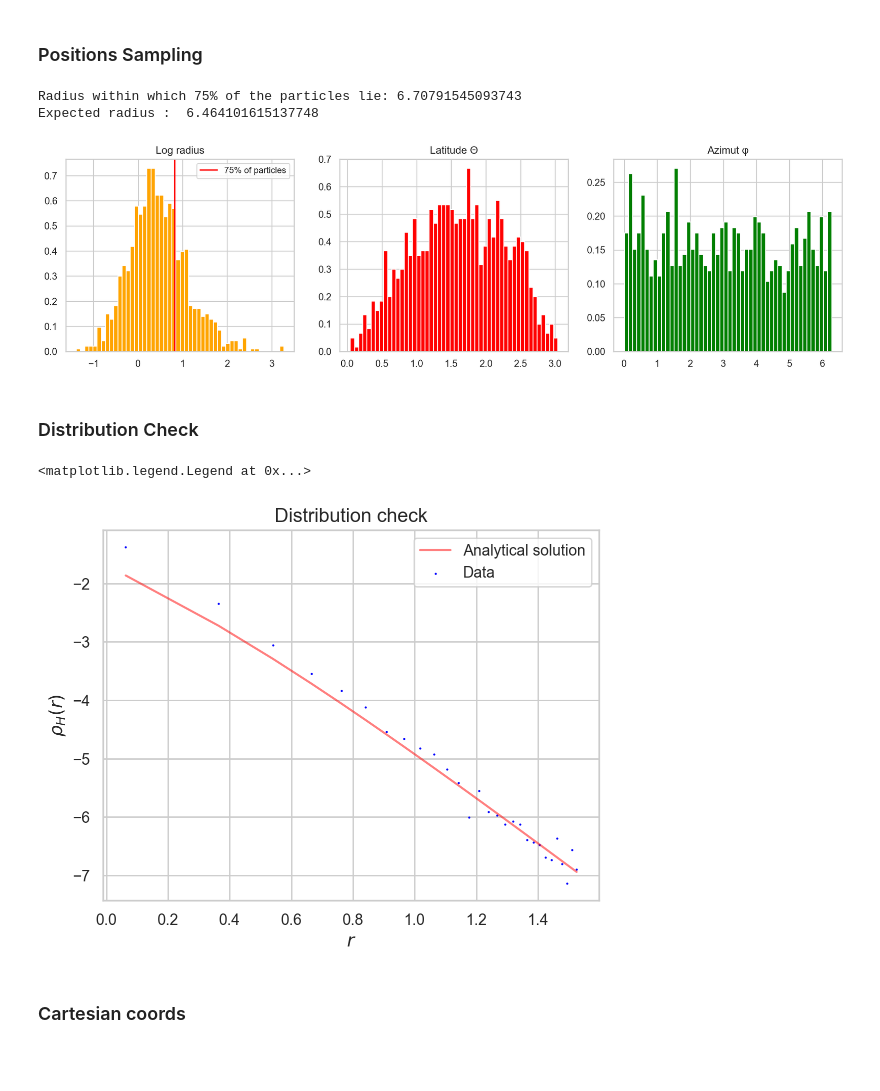
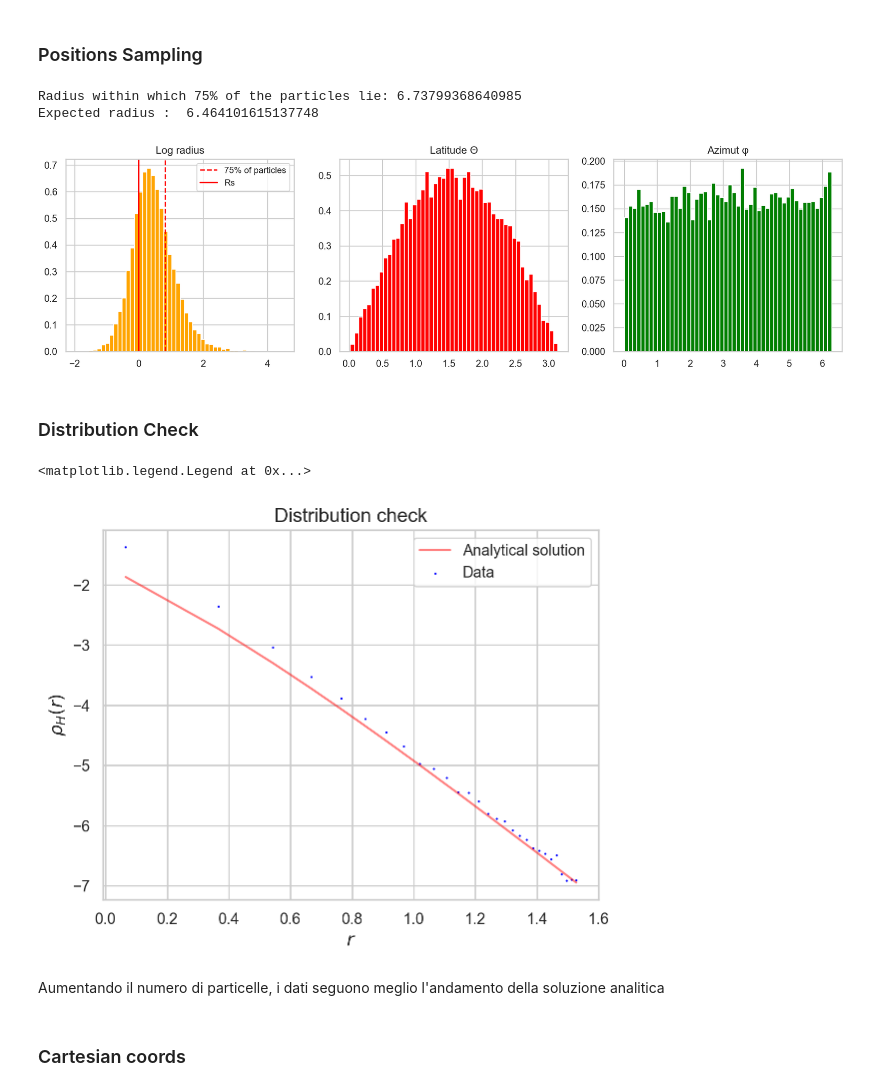
Before and after one commit to racheleguidettii/Galaxies-Dynamics, a Jupyter notebook: Hernquist.ipynb, the cells around one changed output. Saved outputs shown, nothing was run; the diff lists cells and outputs as text; code cells hidden in the pictures; blank space fills up the shorter version.

```diff
--- a/Hernquist.ipynb
+++ b/Hernquist.ipynb
@@ -62,7 +62,7 @@ $$
     P(\theta) = \frac{1}{2} \left( 1 - \cos\theta \right).
 $$
 # %%
-N  = 1000   # number of particles
+N  = 10000  # number of particles
 M  = 1      # total mass of the system
 m  = M/N    # mass of the single particle
 Rs = 1      # scale radius
@@ -98,15 +98,15 @@ def inv_cumulative(P, Rs, N):
     return (Rs*np.sqrt(P))/(1 - np.sqrt(P))
 # %%
 # radii
-P_r   = np.random.uniform(0, 1, N)
+P_r   = np.random.uniform(0, 1, size=N)
 radii = inv_cumulative(P_r, Rs, N)
 
-# theta
-cdf_theta = uniform.rvs(size = N)
-theta     = np.arccos(1 - 2 * cdf_theta)
+# Theta
+cdf_theta = uniform.rvs(0, 1, size=N)  # cumulative function of thetas
+theta = np.arccos(1 - 2 * cdf_theta)
 
-# phi
-phi = uniform.rvs(0, 2 * np.pi, size = N)
+# Phi
+phi = uniform.rvs(0, 2 * np.pi, size=N)
 # %%
 def calculate_radius(r, percentage):
     # Calculation of the radius containing a certain percentage of particles.
@@ -126,27 +126,28 @@ radius = calculate_radius(radii, percentage)
 print(f"Radius within which {percentage}% of the particles lie: {radius}")
 print("Expected radius : ", -1/(1-1/np.sqrt(0.75)))
 # %% [output]
-Radius within which 75% of the particles lie: 6.70791545093743
+Radius within which 75% of the particles lie: 6.73799368640985
 Expected radius :  6.464101615137748
 # %%
 fig, axs = plt.subplots(1,3,figsize=(16,4))
 
 axs[0].hist(np.log10(radii), bins=50, density=True, color='orange')
 axs[0].set_title('Log radius')
-axs[0].axvline(x = np.log10(radius) , color='red', label = '75% of particles')
+axs[0].axvline(x = np.log10(radius) , color='red', linestyle='--',label = '75% of particles')
+axs[0].axvline(x = np.log10(Rs) , color='red', label = 'Rs')
 axs[0].legend(fontsize=10)
 
 # Plot the histogram of theta on the second column
 axs[1].hist(theta, bins=50, density=True, color='red')
 axs[1].set_title('Latitude Θ')
 
 # Plot the histogram of phi on the third column
 axs[2].hist(phi, bins=50, density=True, color='green')
 axs[2].set_title('Azimut φ')
 
 plt.show()
 # %% [output]
-[figure, old version]
+[figure, new version]
 # %% [markdown]
 ### Distribution Check
 # %%
@@ -186,7 +187,9 @@ plt.legend()
 #plt.xlim(0.9, 1)
 # %% [output]
 <matplotlib.legend.Legend at 0x...>
-[figure, old version]
+[figure, new version]
+# %% [markdown]
+Aumentando il numero di particelle, i dati seguono meglio l'andamento della soluzione analitica
 # %% [markdown]
 ### Cartesian coords
 # %%
```
Also changed, not shown: parts of 28 cells of this notebook, 1 other file.
